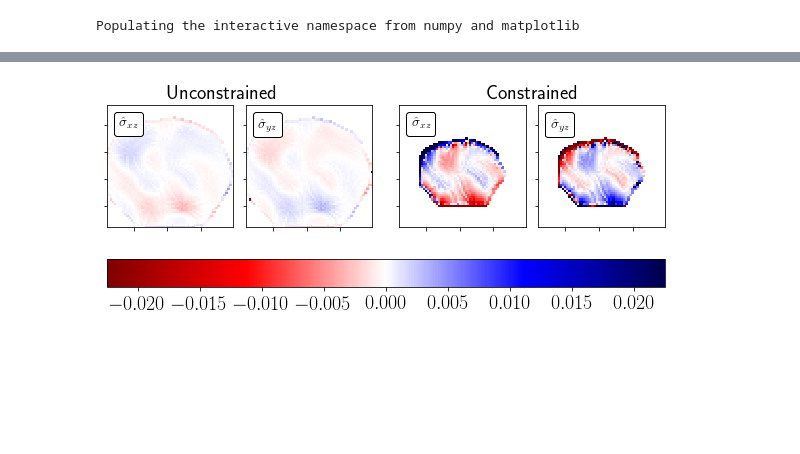
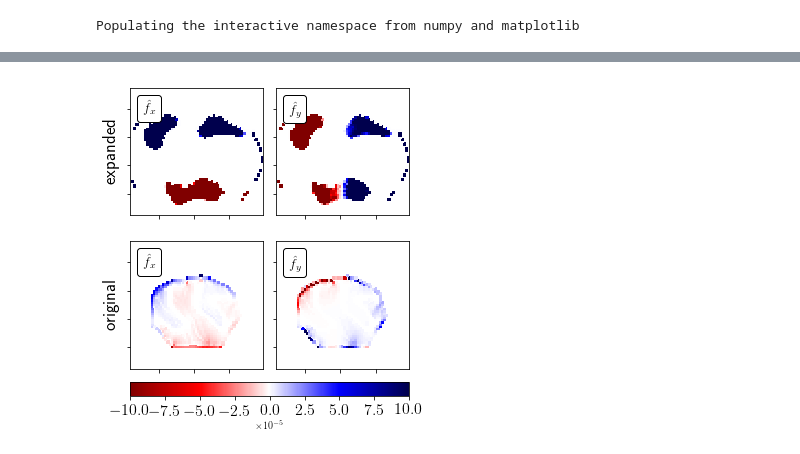
Before and after one commit to jcalifornia/tractionforce, a Jupyter notebook: paper/numerics/unidata/fig10 (boundary).ipynb, the cells around one changed output, grey strips where cells are left out. Saved outputs shown, nothing was run; the diff lists cells and outputs as text; code cells hidden in the pictures; blank space fills up the shorter version.

```diff
--- a/paper/numerics/unidata/fig10 (boundary).ipynb
+++ b/paper/numerics/unidata/fig10 (boundary).ipynb
@@ -64,20 +62,22 @@ for j in range(2):
                 (data_error[-1]-data_error[0])*np.array(reg_error)+data_error[-1]*reg_error[0]-reg_error[-1]*data_error[0])
     best += [np.argsort(l_curve_distances)[-1]]
 # %%
-fig = plt.figure(figsize=(10,4))
+fig = plt.figure(figsize=(5,6))
 #fig = plt.figure()
-maxmagnitude = 0.03
-gs0 = gridspec.GridSpec(1,2, hspace = 0.1,wspace=0.1)
+maxmagnitude = 10
+gs0 = gridspec.GridSpec(2,1, hspace = 0.1,wspace=0.1)
 
 gs_j = []
 gs_j_innergrids = []
 ax = []
 im = []
 
+labels = ["expanded", "original"]
+
 for j in range(2):
     gs_j += [gridspec.GridSpecFromSubplotSpec(1,2,
-                subplot_spec=gs0[0,j],
-                width_ratios = [1,1], hspace = 0.1,wspace=0.1)]
+                subplot_spec=gs0[j,0],
+                  hspace = 0.1,wspace=0.1)]
                 #height_ratios = [1,1,1,1,1,1,1])]
 
     Fx = results[j][best[j]][0][:,0].reshape((len(x_1),len(y_1))).transpose()
@@ -92,51 +92,53 @@ for j in range(2):
     #ax[-1].set_ylabel(labels[j],fontsize=18)
     ax[-1].set_yticklabels([])
     ax[-1].set_xticklabels([])
+    ax[-1].set_ylabel(labels[j],fontsize=18)
 
     #plt.axis('off')
 
-    at = AnchoredText("$\hat{\sigma}_{xz}$",
+    at = AnchoredText("$\hat{f}_{x}$",
                   prop=dict(size=14), frameon=True,
                   loc=2,
                   )
     at.patch.set_boxstyle("round,pad=0.,rounding_size=0.2")
     ax[-1].add_artist(at)
 
-    z = np.ma.masked_array(Fx, np.abs(Fx) < 1e-5)
-    im += [ax[-1].pcolormesh(x_1,y_1,z,
-                        cmap='seismic_r',vmax = maxmagnitude*.75, vmin=-maxmagnitude*.75)]
+    z = np.ma.masked_array(Fx, np.abs(Fx) < 1e-6)
+    im += [ax[-1].pcolormesh(x_1,y_1,z*1e2, rasterized = True,
+                        cmap='seismic_r',vmax = maxmagnitude , vmin=-maxmagnitude )]
 
     im[-1].axes.set_aspect('equal')
 
     ax += [plt.Subplot(fig, gs_j[j][0,1])]
     fig.add_subplot(ax[-1])
 
     ax[-1].set_xlim((x_min - 15, x_max + 15))
     ax[-1].set_ylim((y_min - 15, y_max + 25))
     ax[-1].set_yticklabels([])
     ax[-1].set_xticklabels([])
 
-    at = AnchoredText("$\hat{\sigma}_{yz}$",
+    at = AnchoredText("$\hat{f}_{y}$",
                   prop=dict(size=14), frameon=True,
                   loc=2,
                   )
     at.patch.set_boxstyle("round,pad=0.,rounding_size=0.2")
     ax[-1].add_artist(at)
 
-    z = np.ma.masked_array(Fy, np.abs(Fy) < 1e-5)
-    im += [ax[-1].pcolormesh(x_1,y_1,z,
-                        cmap='seismic_r',vmax = maxmagnitude*.75, vmin=-maxmagnitude*.75)]
+    z = np.ma.masked_array(Fy, np.abs(Fy) < 1e-6)
+    im += [ax[-1].pcolormesh(x_1,y_1,z*1e2, rasterized= True,
+                        cmap='seismic_r',vmax = maxmagnitude , vmin=-maxmagnitude)]
 
     im[-1].axes.set_aspect('equal')
 
-ax[0].text(100,220,r"Unconstrained",fontsize=20)
-ax[2].text(120,220,r"Constrained",fontsize=20)
+#ax[0].text(100,220,r"Unconstrained",fontsize=20)
+#ax[2].text(120,220,r"Constrained",fontsize=20)
 
-fig.colorbar(im[0], ax = ax, orientation='horizontal').ax.tick_params(labelsize=20)
+cb = fig.colorbar(im[0], ax = ax, fraction=0.06, pad=0.04, orientation='horizontal')
+cb.ax.tick_params(labelsize=16)
+cb.set_label(label=r"$\times 10^{-5}$")
 
-
-plt.savefig("../../figures/fig10.png",bbox_inches='tight',
+plt.savefig("../../figures/fig10.pdf",bbox_inches='tight',
                transparent=True,
                pad_inches=0.15, dpi=400)
 # %% [output]
-[figure, old version]
+[figure, new version]
```
Also changed, not shown: parts of 1 cell of this notebook, 14 other files.
